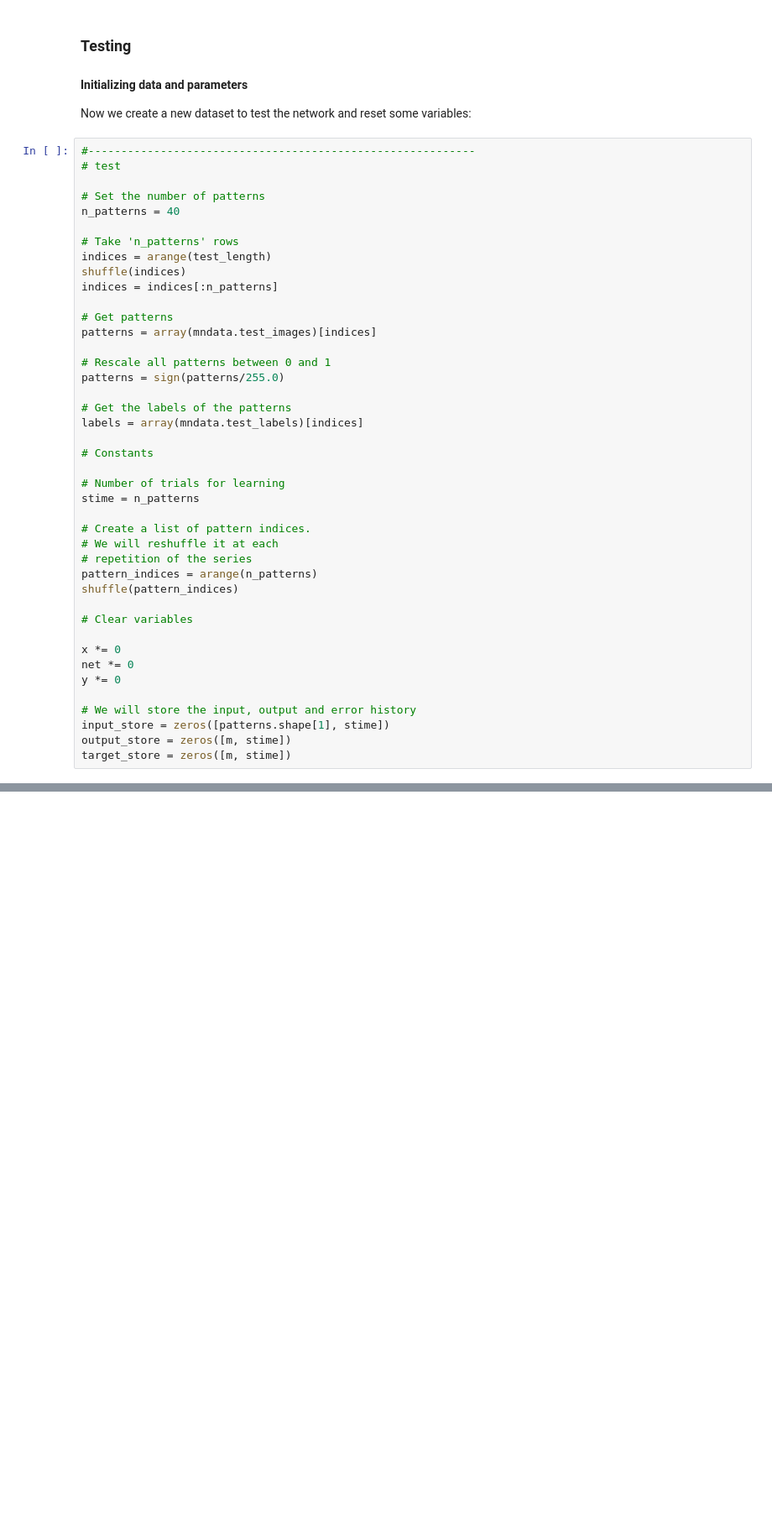
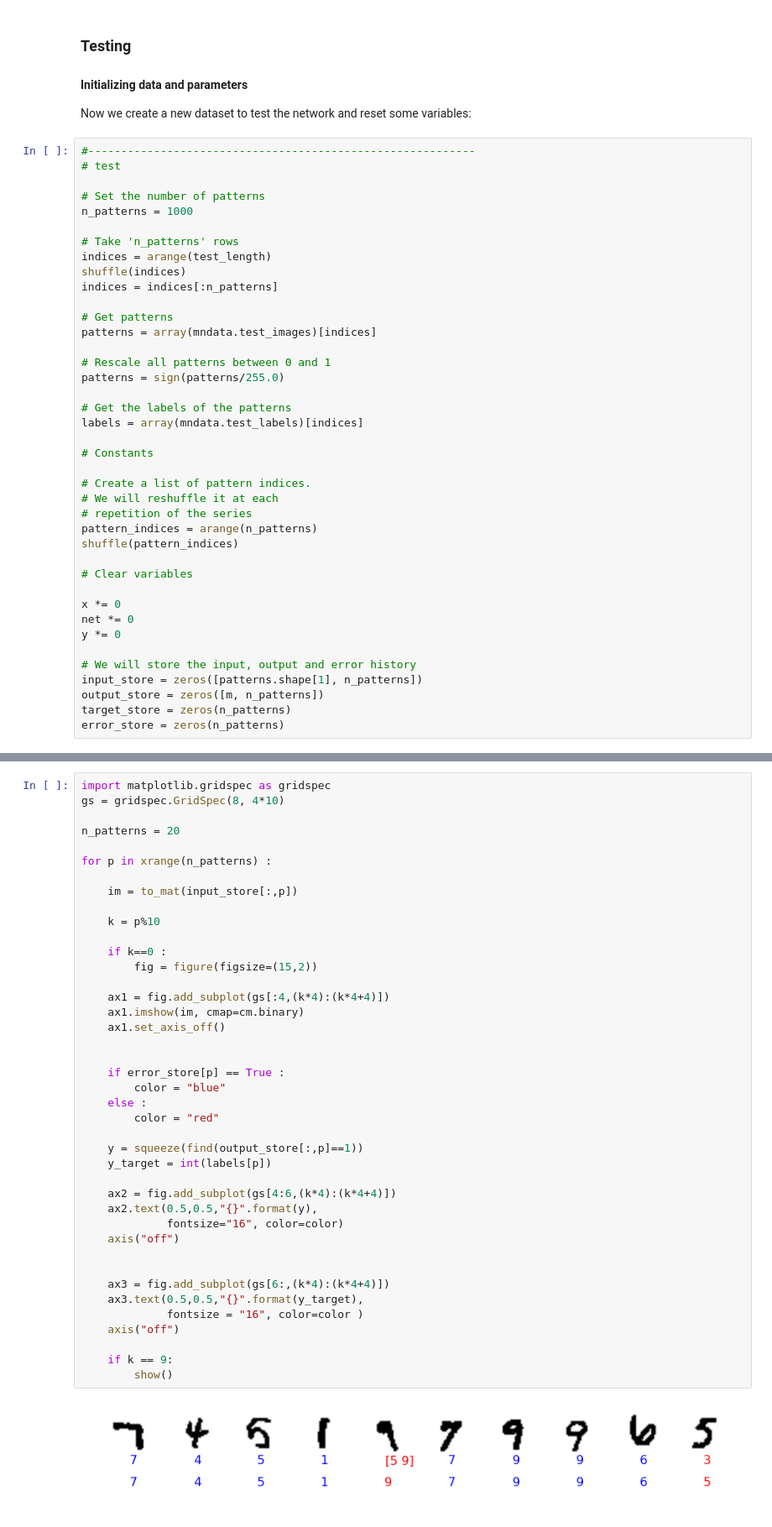
Before and after one commit to cecconeurale/neunet-basics, a Jupyter notebook: course/perceptron-MNIST-simulation.ipynb, the cells around one changed output, grey strips where cells are left out. Shown at 84% size. Drawn from its saved outputs; the diff is of its cells as text; blank space fills up the shorter version.

```diff
--- a/course/perceptron-MNIST-simulation.ipynb
+++ b/course/perceptron-MNIST-simulation.ipynb
@@ -178,7 +180,7 @@ Now we create a new dataset to test the network and reset some variables:
 # test
 
 # Set the number of patterns
-n_patterns = 40
+n_patterns = 1000
 
 # Take 'n_patterns' rows
 indices = arange(test_length)
@@ -196,9 +198,6 @@ labels = array(mndata.test_labels)[indices]
 
 # Constants
 
-# Number of trials for learning
-stime = n_patterns
-
 # Create a list of pattern indices.
 # We will reshuffle it at each
 # repetition of the series
@@ -212,8 +211,9 @@ net *= 0
 y *= 0
 
 # We will store the input, output and error history
-input_store = zeros([patterns.shape[1], stime])
-output_store = zeros([m, stime])
-target_store = zeros([m, stime])
+input_store = zeros([patterns.shape[1], n_patterns])
+output_store = zeros([m, n_patterns])
+target_store = zeros(n_patterns)
+error_store = zeros(n_patterns)
 # %% [markdown]
 #### Spreading of the network during test
@@ -273,0 +259,43 @@ for t in xrange(stime) :
+# %%
+import matplotlib.gridspec as gridspec
+gs = gridspec.GridSpec(8, 4*10)
+
+n_patterns = 20
+
+for p in xrange(n_patterns) :
+
+    im = to_mat(input_store[:,p])
+
+    k = p%10
+
+    if k==0 :
+        fig = figure(figsize=(15,2))
+
+    ax1 = fig.add_subplot(gs[:4,(k*4):(k*4+4)])
+    ax1.imshow(im, cmap=cm.binary)
+    ax1.set_axis_off()
+
+
+    if error_store[p] == True :
+        color = "blue"
+    else :
+        color = "red"
+
+    y = squeeze(find(output_store[:,p]==1))
+    y_target = int(labels[p])
+
+    ax2 = fig.add_subplot(gs[4:6,(k*4):(k*4+4)])
+    ax2.text(0.5,0.5,"{}".format(y),
+             fontsize="16", color=color)
+    axis("off")
+
+
+    ax3 = fig.add_subplot(gs[6:,(k*4):(k*4+4)])
+    ax3.text(0.5,0.5,"{}".format(y_target),
+             fontsize = "16", color=color )
+    axis("off")
+
+    if k == 9:
+        show()
+# %% [output]
+[figure, added]
```
Also changed, not shown: parts of 15 cells of this notebook, 3 other files.
